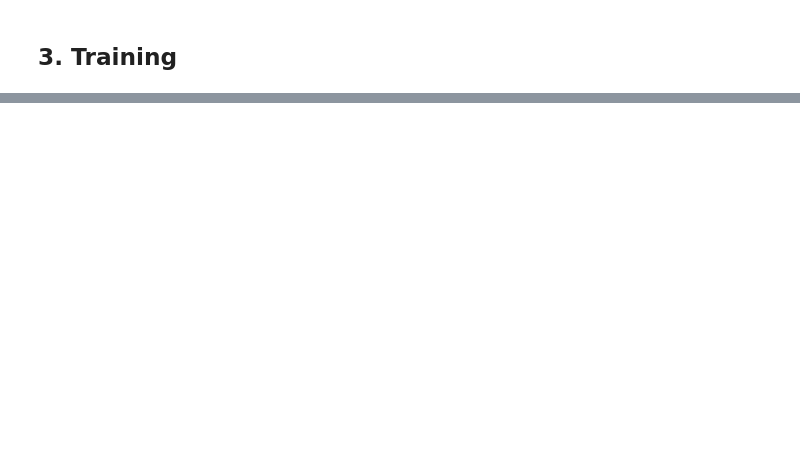
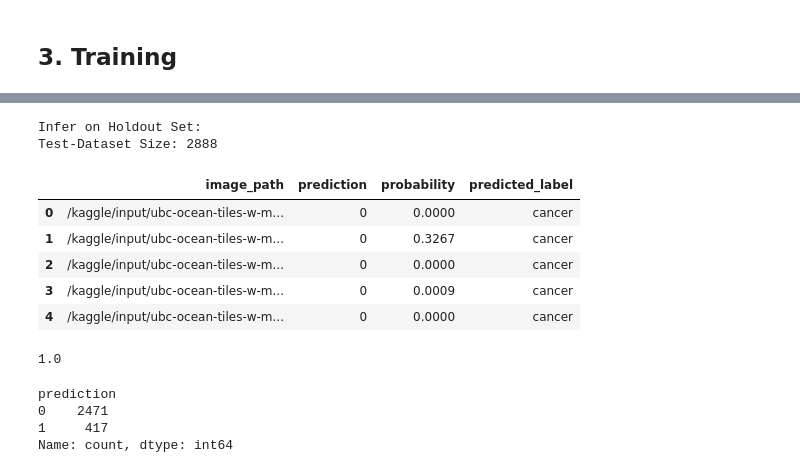
Before and after one commit to Niggl0n/UBC_Cancer_Classification, a Jupyter notebook: ubc-label-tiles-full-dataset.ipynb, the cells around one changed output, grey strips where cells are left out. Drawn from its saved outputs; the diff is of its cells as text; code cells hidden in the pictures; blank space fills up the shorter version.

```diff
--- a/ubc-label-tiles-full-dataset.ipynb
+++ b/ubc-label-tiles-full-dataset.ipynb
@@ -231,6 +211,11 @@ data_transforms = {
 ## 3. Training
 # %%
 class InferBinaryTilesDataset(Dataset):
+    """
+    Dataset Class which is used in order to read tiles from given folder / path and label them accroding to a binary classifier.
+    This is a pure inference dataset.
+
+    """
     def __init__(
         self,
         df_data,
@@ -243,8 +228,6 @@ class InferBinaryTilesDataset(Dataset):
 
         self.transforms = transforms
         self.mode = mode
-        self.train_val_split = train_val_split
-
         self.data = df_data
         self.img_paths =  self.data.image_path.values.tolist()
 
@@ -355,0 +292,9 @@ encoder
+# %%
+model = UBCBinaryModel(CONFIG['model_name'], pretrained=False , checkpoint_path=None)
+# model_path = "/kaggle/input/binary-tiles-classifier-025x-v6/best_model_checkpoint2023-12-10_10-57-05.pth"
+model.load_state_dict(torch.load(CONFIG["model_path"], map_location=CONFIG["device"]))
+model.to(CONFIG['device']);
+
+label_dict = {
+    0:"cancer",
+    1:"non-cancer"}
@@ -356,4 +309,6 @@ encoder
 # %%
 print("Infer on Holdout Set:")
-df_test = test_on_holdout(model, CONFIG, df_test, val_size=1)
-df_test_file_path = "df_test_results.csv"
+df_test_control = infer_on_unlabelled_data(model, CONFIG, df_test)
+# %% [output]
+Infer on Holdout Set:
+Test-Dataset Size: 2888
@@ -366,0 +315,18 @@ df_test = test_on_holdout(model, CONFIG, df_test, TRAIN_DIR, val_size=1, n_tiles
+# %%
+df_test_control["predicted_label"] = encoder.inverse_transform(df_test_control["prediction"])
+df_test_control["probability"] = df_test_control["probability"].map(lambda x: np.round(x, 4))
+display(df_test_control.head())
+print(df_test_control.probability.max())
+df_test_control.prediction.value_counts()
+# %% [output]
+|  | image_path | prediction | probability | predicted_label |
+| 0 | /kaggle/input/ubc-ocean-tiles-w-m... | 0 | 0.0000 | cancer |
+| 1 | /kaggle/input/ubc-ocean-tiles-w-m... | 0 | 0.3267 | cancer |
+| 2 | /kaggle/input/ubc-ocean-tiles-w-m... | 0 | 0.0000 | cancer |
+| 3 | /kaggle/input/ubc-ocean-tiles-w-m... | 0 | 0.0009 | cancer |
+| 4 | /kaggle/input/ubc-ocean-tiles-w-m... | 0 | 0.0000 | cancer |
+1.0
+prediction
+0    2471
+1     417
+Name: count, dtype: int64
```
Also changed, not shown: parts of 37 cells of this notebook.
